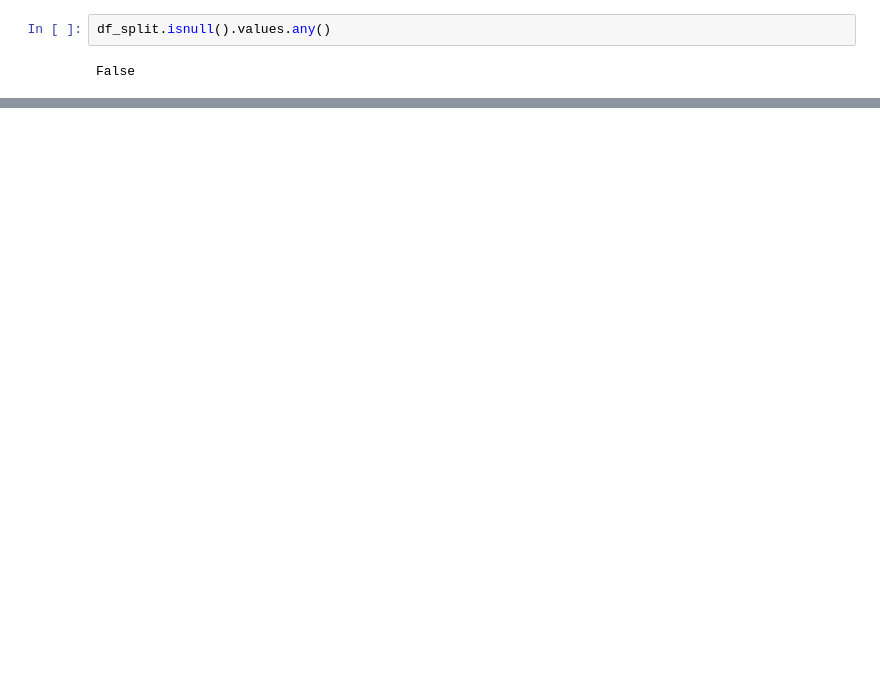
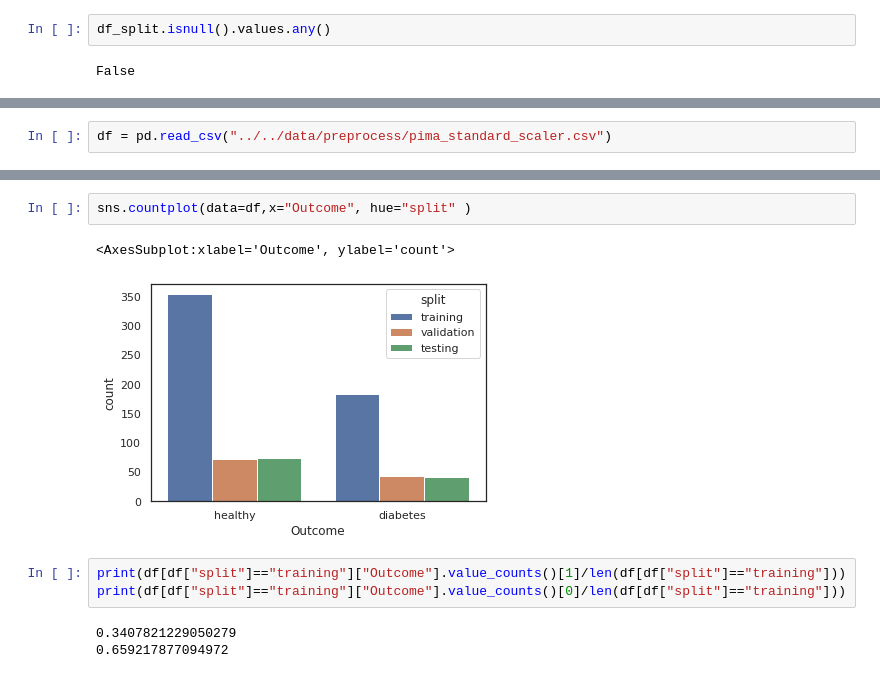
Before and after one commit to rsena-felipe/medical-class-imbalance, a Jupyter notebook: notebooks/PIMA/1_EDA_FeatureEngineering.ipynb, the cells around one changed output, grey strips where cells are left out. Cells and saved outputs as stored; diff of their text form; blank space fills up the shorter version.

```diff
--- a/notebooks/PIMA/1_EDA_FeatureEngineering.ipynb
+++ b/notebooks/PIMA/1_EDA_FeatureEngineering.ipynb
@@ -357,0 +358,2 @@ False
+# %%
+df = pd.read_csv("../../data/preprocess/pima_standard_scaler.csv")
@@ -357,0 +366,11 @@ False
+# %%
+sns.countplot(data=df,x="Outcome", hue="split" )
+# %% [output]
+<AxesSubplot:xlabel='Outcome', ylabel='count'>
+[figure, added]
+# %%
+print(df[df["split"]=="training"]["Outcome"].value_counts()[1]/len(df[df["split"]=="training"]))
+print(df[df["split"]=="training"]["Outcome"].value_counts()[0]/len(df[df["split"]=="training"]))
+# %% [output]
+0.3407821229050279
+0.659217877094972
```
Also changed, not shown: parts of 16 cells of this notebook, 41 other files.
